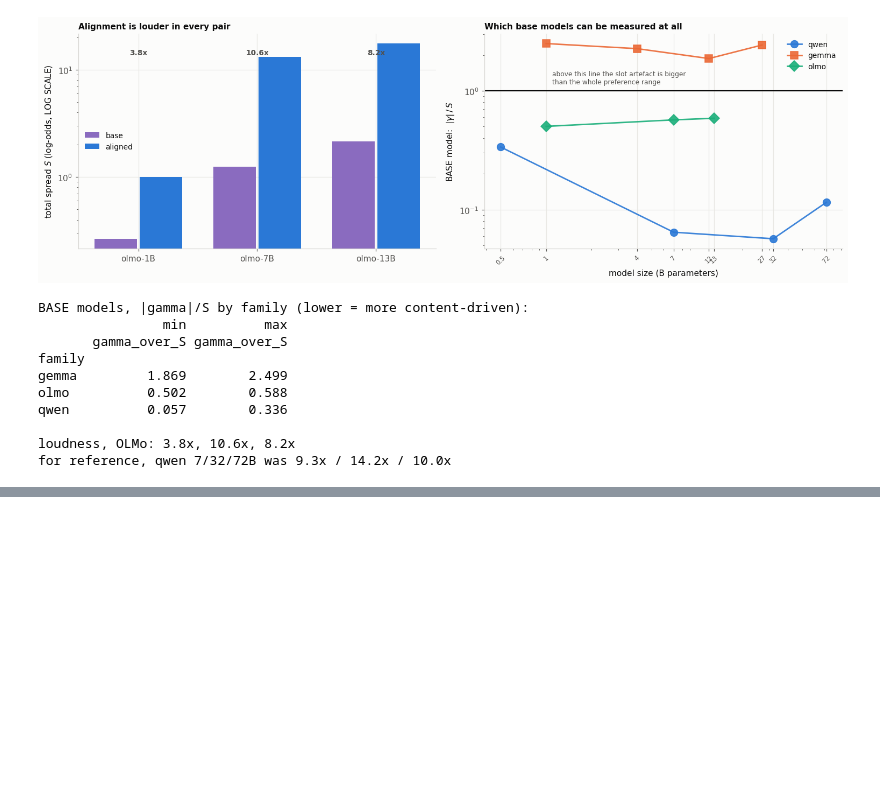
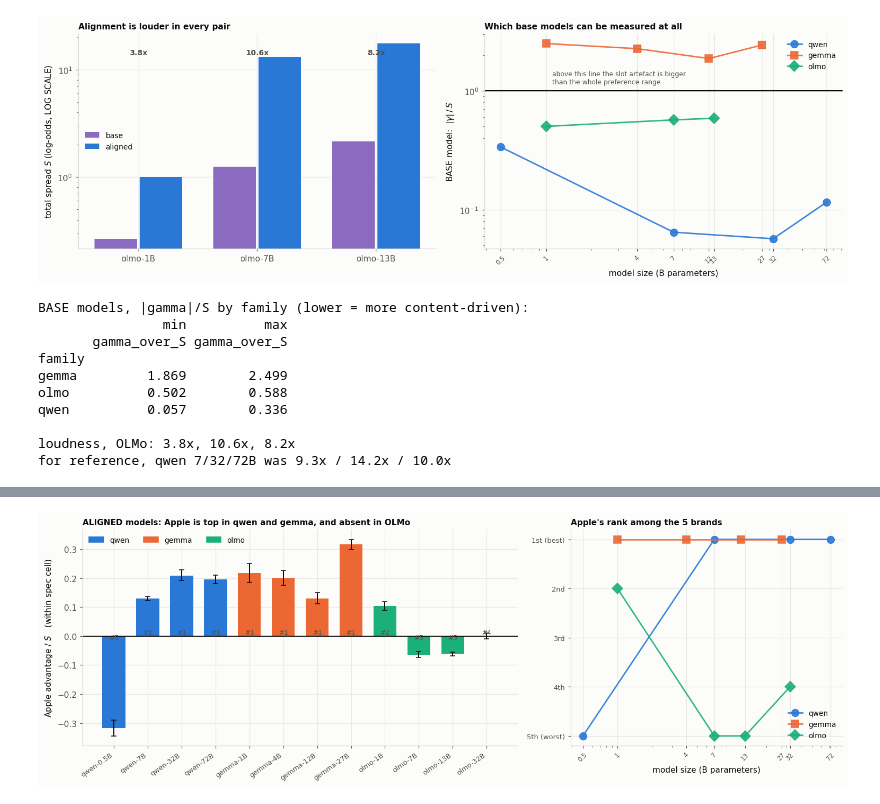
Before and after one commit to lotanamit5/WhatDoLLMsWant, a Jupyter notebook: Notebooks/olmo_base_vs_aligned.ipynb, the cells around one changed output, grey strips where cells are left out. Saved outputs shown, nothing was run; the diff lists cells and outputs as text; code cells hidden in the pictures; blank space fills up the shorter version.

```diff
--- a/Notebooks/olmo_base_vs_aligned.ipynb
+++ b/Notebooks/olmo_base_vs_aligned.ipynb
@@ -438,0 +457,83 @@ for reference, qwen 7/32/72B was 9.3x / 14.2x / 10.0x
+# %%
+def apple_within_cell(d, n_boot=2000, seed=0):
+    """Apple vs the other four brands inside a fixed (screen, ram) cell.
+
+    Model-free and position-corrected: the five laptops in a cell differ only in brand, and each
+    unordered pair is averaged over its two slot orders. + means Apple is preferred.
+    """
+    m = (d.score_a - d.score_b).values
+    same = (d.a_screen == d.b_screen).values & (d.a_ram == d.b_ram).values
+    isA, isB = (d.a_brand == "Apple").values, (d.b_brand == "Apple").values
+    sel = same & (isA ^ isB)
+    other = np.where(isA, d.b_brand.values, d.a_brand.values)
+    key = np.char.add(np.char.add((d.a_screen + "|" + d.a_ram).values, "##" + other),
+                      "##" + d.template_idx.astype(str).values)
+    t = pd.DataFrame({"k": key, "v": np.where(isA, m, -m)})[sel]
+    g = t.groupby("k")["v"].agg(["mean", "size"])
+    g = g[g["size"] == 2]["mean"].values
+    rng = np.random.default_rng(seed)
+    boot = [rng.choice(g, len(g), replace=True).mean() for _ in range(n_boot)]
+    return g.mean(), np.percentile(boot, 2.5), np.percentile(boot, 97.5), len(g)
+
+
+ap = []
+for src, runs in [("olmo", RUNS), ("other", OTHER)]:
+    for (fam, s), d in runs.items():
+        base_fam = fam.replace("-pt", "")
+        f = FeatureBT(pmi_c=0.0, r2_warn=None).fit(d)   # pmi_c irrelevant: brand is immune to C
+        adv, lo, hi, n = apple_within_cell(d)
+        S = f.total_spread()
+        ap.append(dict(family=base_fam, model=f"{base_fam}-{s}B", size=float(s),
+                       kind="base" if fam.endswith("-pt") else "aligned",
+                       rank=1 + sorted(BRANDS, key=lambda b: -f.weights_["brand"][b]).index("Apple"),
+                       adv_over_S=adv / S, lo_over_S=lo / S, hi_over_S=hi / S, n_pairs=n))
+AP = pd.DataFrame(ap)
+AP["ord"] = AP.family.map({"qwen": 0, "gemma": 1, "olmo": 2})
+AP = AP.sort_values(["ord", "kind", "size"])
+
+fig, axes = plt.subplots(1, 2, figsize=(14, 4.8), gridspec_kw={"width_ratios": [1.6, 1]})
+
+ax = axes[0]
+sub = AP[AP.kind == "aligned"].reset_index(drop=True)
+x = np.arange(len(sub))
+ax.bar(x, sub.adv_over_S, .68, color=[FAM_COLOR[f] for f in sub.family], zorder=2)
+ax.errorbar(x, sub.adv_over_S, yerr=[sub.adv_over_S - sub.lo_over_S, sub.hi_over_S - sub.adv_over_S],
+            fmt="none", ecolor=INK, lw=1.3, capsize=3, zorder=4)
+ax.axhline(0, color=INK, lw=1.2)
+for xi, r in zip(x, sub["rank"]):
+    ax.annotate(f"#{r}", (xi, 0.008 if sub.adv_over_S[xi] >= 0 else -0.012), ha="center",
+                fontsize=8, color=INK_MUTED)
+ax.set_xticks(x, sub.model, rotation=35, ha="right", fontsize=8.5)
+ax.set_ylabel("Apple advantage / $S$   (within spec cell)")
+ax.set_title("ALIGNED models: Apple is top in qwen and gemma, and absent in OLMo",
+             loc="left", fontweight="bold", fontsize=10)
+ax.legend(handles=[Rectangle((0, 0), 1, 1, color=FAM_COLOR[f]) for f in ["qwen", "gemma", "olmo"]],
+          labels=["qwen", "gemma", "olmo"], frameon=False, fontsize=9, ncol=3)
+
+ax = axes[1]
+for fam in ["qwen", "gemma", "olmo"]:
+    t = AP[(AP.kind == "aligned") & (AP.family == fam)].sort_values("size")
+    ax.plot(t["size"], t["rank"], FAM_MARKER[fam], ls="-", color=FAM_COLOR[fam], ms=9, lw=1.8,
+            label=fam, alpha=.9)
+ax.set_xscale("log")
+ax.invert_yaxis()
+ax.set_yticks([1, 2, 3, 4, 5], ["1st (best)", "2nd", "3rd", "4th", "5th (worst)"], fontsize=8.5)
+ax.set_xticks([0.5, 1, 4, 7, 13, 27, 32, 72], ["0.5", "1", "4", "7", "13", "27", "32", "72"],
+              fontsize=7.5, rotation=45)
+ax.set_xlabel("model size (B parameters)")
+ax.set_title("Apple's rank among the 5 brands", loc="left", fontweight="bold", fontsize=10)
+ax.legend(frameon=False, fontsize=9)
+fig.tight_layout()
+save(fig, "o4_apple_premium")
+plt.show()
+
+print(AP[["model", "kind", "rank", "adv_over_S", "lo_over_S", "hi_over_S", "n_pairs"]]
+      .round(4).to_string(index=False))
+print("\naligned models, is Apple above the other brands?")
+for fam in ["qwen", "gemma", "olmo"]:
+    t = AP[(AP.kind == "aligned") & (AP.family == fam)]
+    print(f"  {fam:6} rank 1st in {(t['rank'] == 1).sum()}/{len(t)}   "
+          f"advantage CI excludes 0 upward in {(t.lo_over_S > 0).sum()}/{len(t)}   "
+          f"mean adv/S = {t.adv_over_S.mean():+.4f}   ranks={t['rank'].tolist()}")
+# %% [output]
+[figure, added]
```
Also changed, not shown: parts of 3 cells of this notebook, 3 other files.
